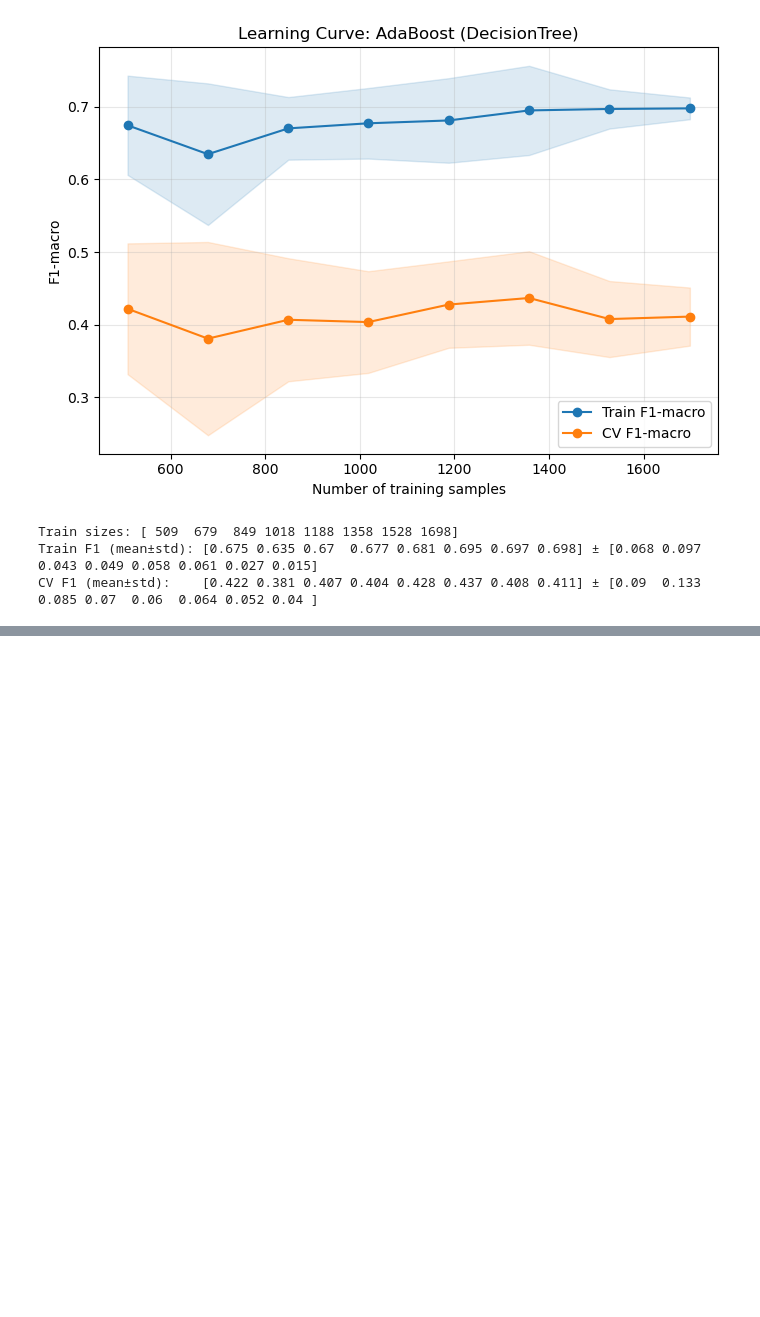
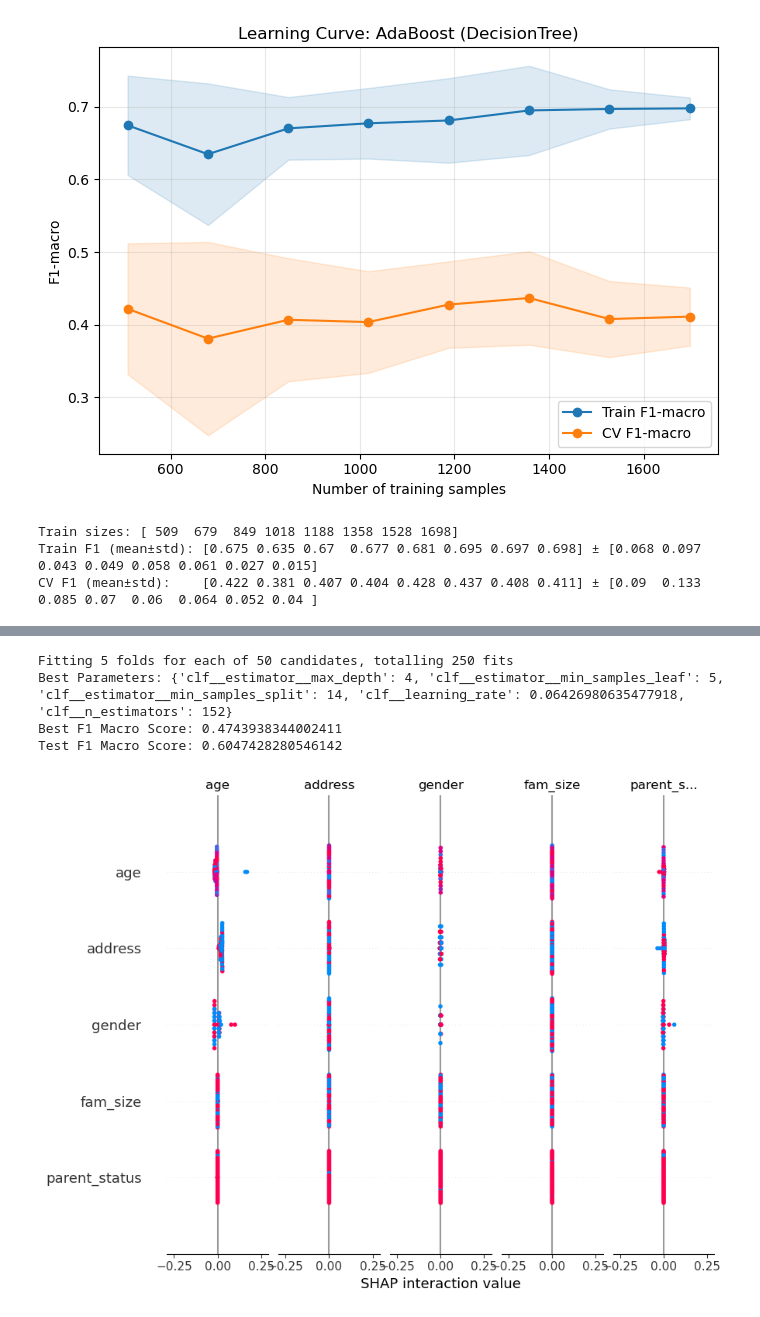
Before and after one commit to ssavi45/Student-Performance-Predictor, a Jupyter notebook: final.ipynb, the cells around one changed output, grey strips where cells are left out. Saved outputs shown, nothing was run; the diff lists cells and outputs as text; code cells hidden in the pictures; blank space fills up the shorter version.

```diff
--- a/final.ipynb
+++ b/final.ipynb
@@ -683,0 +692,77 @@ Encoded classes (int -> original): {0: 'A', 2: 'A-', 1: 'A+'}
+# %%
+from sklearn.model_selection import RandomizedSearchCV
+from sklearn.tree import DecisionTreeClassifier
+from sklearn.ensemble import AdaBoostClassifier
+from imblearn.pipeline import Pipeline as ImbPipeline
+from imblearn.over_sampling import RandomOverSampler
+from scipy.stats import randint, uniform
+
+# Define the parameter distributions for RandomizedSearchCV
+param_distributions = {
+    'clf__n_estimators': randint(100, 1000),  # Randomly sample between 100 and 700
+    'clf__learning_rate': uniform(0.01, 0.2),  # Randomly sample between 0.01 and 0.2
+    'clf__estimator__max_depth': randint(1, 5),  # Randomly sample between 1 and 4
+    'clf__estimator__min_samples_split': randint(2, 15),  # Randomly sample between 2 and 15
+    'clf__estimator__min_samples_leaf': randint(1, 10)  # Randomly sample between 1 and 10
+}
+
+# Base DecisionTreeClassifier
+base_dt = DecisionTreeClassifier(random_state=RANDOM_STATE)
+
+# AdaBoostClassifier with DecisionTree as base estimator
+ada_dt = AdaBoostClassifier(estimator=base_dt, random_state=RANDOM_STATE)
+
+# Pipeline with RandomOverSampler and AdaBoost
+pipe_ada = ImbPipeline([
+    ('ros', RandomOverSampler(random_state=RANDOM_STATE)),
+    ('clf', ada_dt)
+])
+
+# Perform RandomizedSearchCV
+random_search = RandomizedSearchCV(
+    estimator=pipe_ada,
+    param_distributions=param_distributions,
+    n_iter=50,  # Number of random combinations to try
+    scoring='f1_macro',
+    cv=5,
+    n_jobs=-1,
+    random_state=RANDOM_STATE,
+    verbose=1
+)
+
+# Fit the random search
+random_search.fit(X_train, y_train_int)
+
+# Display the best parameters and score
+print("Best Parameters:", random_search.best_params_)
+print("Best F1 Macro Score:", random_search.best_score_)
+
+# Use the best model for evaluation
+best_ada_model = random_search.best_estimator_
+
+# Evaluate the best model on the test set
+y_pred = best_ada_model.predict(X_test)
+print("Test F1 Macro Score:", f1_score(y_test_int, y_pred, average='macro'))
+# %% [output]
+Fitting 5 folds for each of 50 candidates, totalling 250 fits
+Best Parameters: {'clf__estimator__max_depth': 4, 'clf__estimator__min_samples_leaf': 5, 'clf__estimator__min_samples_split': 14, 'clf__learning_rate': 0.06426980635477918, 'clf__n_estimators': 152}
+Best F1 Macro Score: 0.4743938344002411
+Test F1 Macro Score: 0.6047428280546142
+# %%
+import shap
+import numpy as np
+import pandas as pd
+
+X_background = X_test.sample(100, random_state=42)
+
+def pipeline_predict(X):
+    X_df = pd.DataFrame(X, columns=X_test.columns)
+    return best_model.predict_proba(X_df)
+
+explainer = shap.KernelExplainer(pipeline_predict, X_background)
+
+X_explain = X_test.sample(50, random_state=42)
+shap_values = explainer.shap_values(X_explain)
+shap.summary_plot(shap_values, X_explain, feature_names=X_test.columns)
+# %% [output]
+[figure, added]
```
Also changed, not shown: parts of 4 cells of this notebook.
